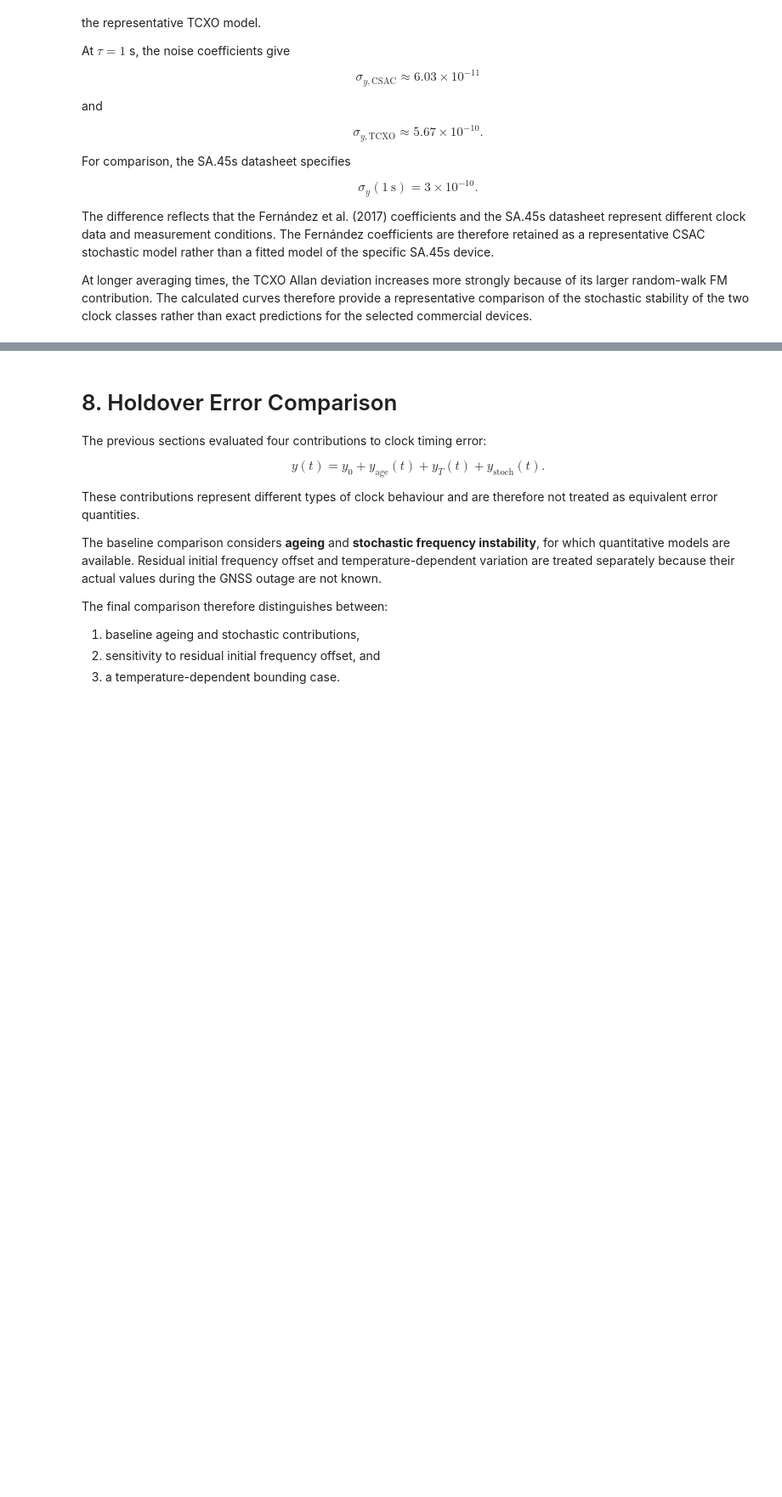
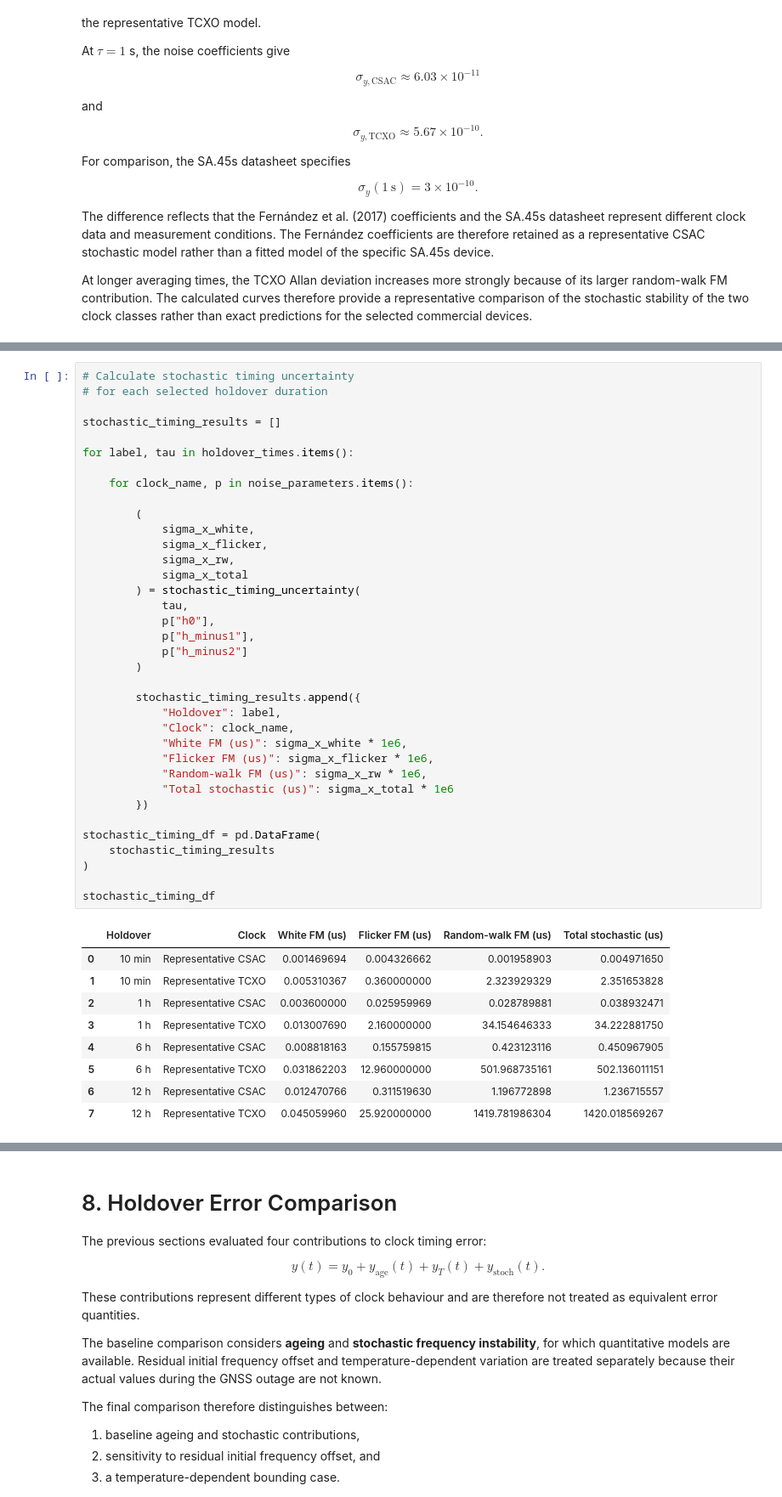
Before and after one commit to FarahAlmufawez/CSAC-GNSS-Holdover-Model, a Jupyter notebook: CSAC-GNSS-Holdover-Model.ipynb, the cells around one changed output, grey strips where cells are left out. Shown at 85% size. Drawn from its saved outputs; the diff is of its cells as text; blank space fills up the shorter version.

```diff
--- a/CSAC-GNSS-Holdover-Model.ipynb
+++ b/CSAC-GNSS-Holdover-Model.ipynb
@@ -1401,0 +1605,46 @@ These results are order-of-magnitude timing-uncertainty estimates rather than ex
+# %%
+# Calculate stochastic timing uncertainty
+# for each selected holdover duration
+
+stochastic_timing_results = []
+
+for label, tau in holdover_times.items():
+
+    for clock_name, p in noise_parameters.items():
+
+        (
+            sigma_x_white,
+            sigma_x_flicker,
+            sigma_x_rw,
+            sigma_x_total
+        ) = stochastic_timing_uncertainty(
+            tau,
+            p["h0"],
+            p["h_minus1"],
+            p["h_minus2"]
+        )
+
+        stochastic_timing_results.append({
+            "Holdover": label,
+            "Clock": clock_name,
+            "White FM (us)": sigma_x_white * 1e6,
+            "Flicker FM (us)": sigma_x_flicker * 1e6,
+            "Random-walk FM (us)": sigma_x_rw * 1e6,
+            "Total stochastic (us)": sigma_x_total * 1e6
+        })
+
+stochastic_timing_df = pd.DataFrame(
+    stochastic_timing_results
+)
+
+stochastic_timing_df
+# %% [output]
+|  | Holdover | Clock | White FM (us) | Flicker FM (us) | Random-walk FM (us) | Total stochastic (us) |
+| 0 | 10 min | Representative CSAC | 0.001469694 | 0.004326662 | 0.001958903 | 0.004971650 |
+| 1 | 10 min | Representative TCXO | 0.005310367 | 0.360000000 | 2.323929329 | 2.351653828 |
+| 2 | 1 h | Representative CSAC | 0.003600000 | 0.025959969 | 0.028789881 | 0.038932471 |
+| 3 | 1 h | Representative TCXO | 0.013007690 | 2.160000000 | 34.154646333 | 34.222881750 |
+| 4 | 6 h | Representative CSAC | 0.008818163 | 0.155759815 | 0.423123116 | 0.450967905 |
+| 5 | 6 h | Representative TCXO | 0.031862203 | 12.960000000 | 501.968735161 | 502.136011151 |
+| 6 | 12 h | Representative CSAC | 0.012470766 | 0.311519630 | 1.196772898 | 1.236715557 |
+| 7 | 12 h | Representative TCXO | 0.045059960 | 25.920000000 | 1419.781986304 | 1420.018569267 |
```
Also changed, not shown: parts of 27 cells of this notebook, 1 other file.
